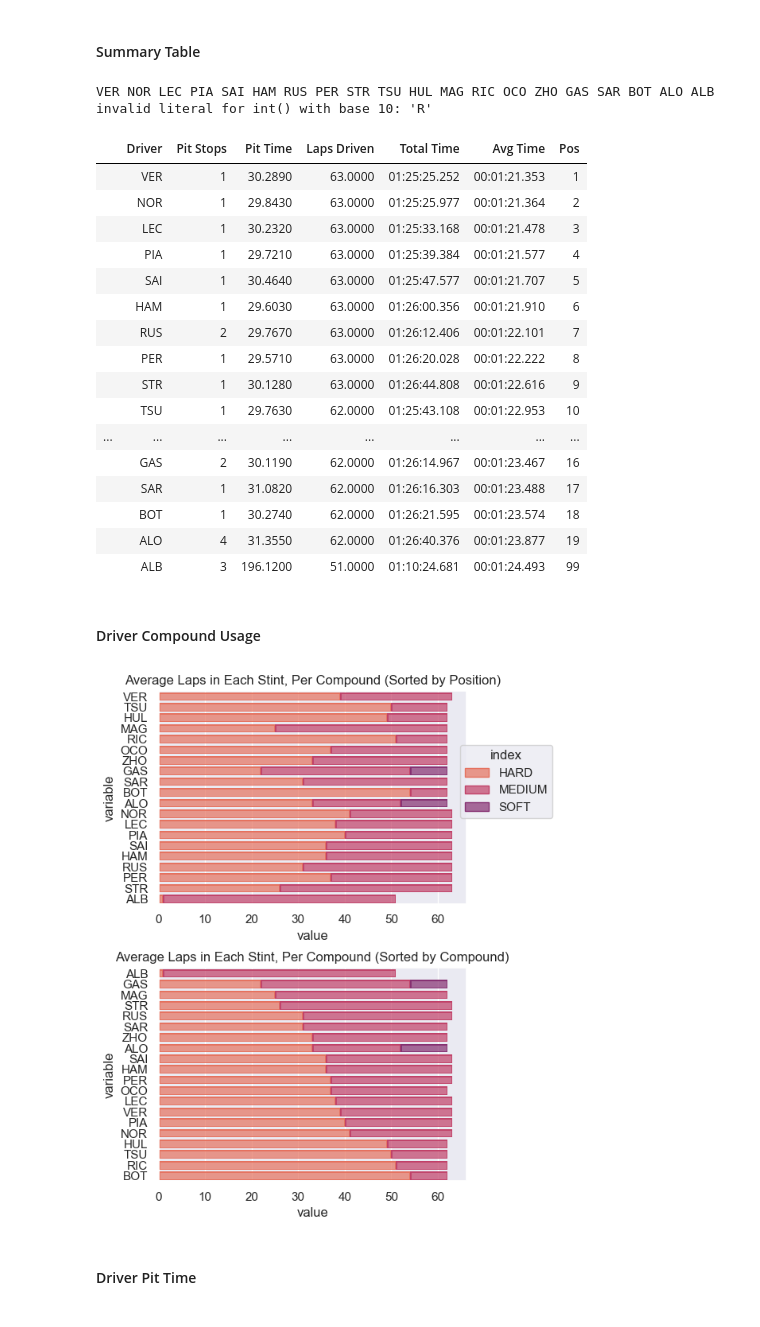
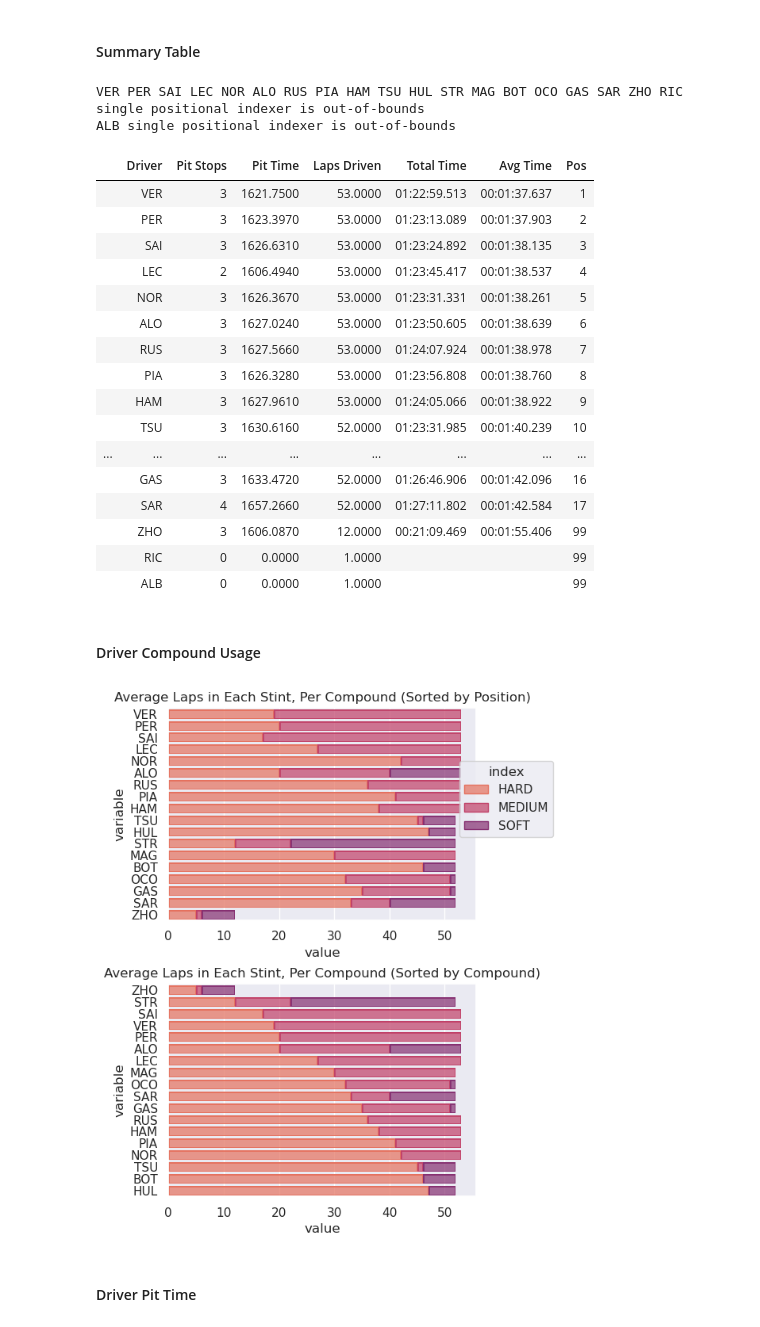
Before and after one commit to MyNameIsCalvinDavis/Data-Science, a Jupyter notebook: F1/F1.ipynb, the cells around one changed output. Drawn from its saved outputs; the diff is of its cells as text; code cells hidden in the pictures.

```diff
--- a/F1/F1.ipynb
+++ b/F1/F1.ipynb
@@ -324,9 +370,3 @@ pits.at[4180, "LapTime"] = "0" # Charles Le Clerc Chinese GP missing data
 # %%
-
-pits = pits[~pits["LapTime"].isna()]
-# pits = pits[pits["Stint"] > 1]
-pit_stops = pits[(pits["PitInTime"].notna()) | (pits["PitOutTime"].notna())][["EventName", "Driver", "PitOutTime", "ClassifiedPosition"]]
-pit_stops = pit_stops.dropna().drop(columns=["PitOutTime"]).groupby(["EventName", "Driver"]).count().reset_index().drop_duplicates()
-#pits[pits["Driver"] == "HAM"][(pits["PitInTime"].notna()) | (pits["PitOutTime"].notna())]
-pit_stops = pit_stops.rename(columns={"ClassifiedPosition":"PitStops"})
-pit_stops
+# #
+# pits[pits["EventName"] == "Saudi Arabian Grand Prix"][pits["Driver"] == "VER"]
@@ -747,7 +737,10 @@ for t in pt_agg["PitOutTime"]:
         continue
     s = t.split(" ")[2].split(".")
     hrmnsec = s[0]
-    ms = s[1]
+    try:
+        ms = s[1]
+    except:
+        ms = "0"
     hr = hrmnsec.split(":")[0]
     mn = hrmnsec.split(":")[1]
     sc = hrmnsec.split(":")[2]
@@ -755,4 +748,5 @@ for t in pt_agg["PitOutTime"]:
 pt_agg["PitOutTime"] = times
 
 pt_agg["PitTime"] = pt_agg["PitOutTime"].astype(float) - pt_agg["PitInTime"].astype(float)
+pt_agg["ClassifiedPosition"] = pt_agg["ClassifiedPosition"].replace("D", "99").replace("R", "99").astype(int)
 pit_times = pt_agg
@@ -1250,7 +1266,7 @@ array(['Bahrain Grand Prix', 'Saudi Arabian Grand Prix',
        'British Grand Prix', 'Hungarian Grand Prix', 'Belgian Grand Prix',
        'Dutch Grand Prix'], dtype=object)
 # %%
-race = "Emilia Romagna Grand Prix"
+race = "Japanese Grand Prix"
 # team_rep = ' -- '.join(laps_raw[laps_raw["EventName"] == race].sort_values("Team")["Team"].unique())
 # print(team_rep)
 # # Drivers: XYZ
@@ -1600,12 +1620,13 @@ for driver in laps["Driver"].unique():
     except Exception as e:
         print(e)
         position = 99
+        # break
     # if driver == "LEC": break
     try:
-        pt = pit_times_c["PitTime"].iloc[0]
+        pt = pit_times_c["PitTime"].sum()
         # if driver == "NOR": break
     except:
-        pt = 99
+        pt = 999
 
     d_driver = {
         "Driver": driver,
@@ -1621,24 +1642,25 @@ for driver in laps["Driver"].unique():
     drivers_summary = pd.concat([drivers_summary, df_driver.T], axis=0)
 drivers_summary.sort_values("Pos")
 # %% [output]
-VER NOR LEC PIA SAI HAM RUS PER STR TSU HUL MAG RIC OCO ZHO GAS SAR BOT ALO ALB invalid literal for int() with base 10: 'R'
+VER PER SAI LEC NOR ALO RUS PIA HAM TSU HUL STR MAG BOT OCO GAS SAR ZHO RIC single positional indexer is out-of-bounds
+ALB single positional indexer is out-of-bounds
 |  | Driver | Pit Stops | Pit Time | Laps Driven | Total Time | Avg Time | Pos |
-|  | VER | 1 | 30.2890 | 63.0000 | 01:25:25.252 | 00:01:21.353 | 1 |
-|  | NOR | 1 | 29.8430 | 63.0000 | 01:25:25.977 | 00:01:21.364 | 2 |
-|  | LEC | 1 | 30.2320 | 63.0000 | 01:25:33.168 | 00:01:21.478 | 3 |
-|  | PIA | 1 | 29.7210 | 63.0000 | 01:25:39.384 | 00:01:21.577 | 4 |
-|  | SAI | 1 | 30.4640 | 63.0000 | 01:25:47.577 | 00:01:21.707 | 5 |
-|  | HAM | 1 | 29.6030 | 63.0000 | 01:26:00.356 | 00:01:21.910 | 6 |
-|  | RUS | 2 | 29.7670 | 63.0000 | 01:26:12.406 | 00:01:22.101 | 7 |
-|  | PER | 1 | 29.5710 | 63.0000 | 01:26:20.028 | 00:01:22.222 | 8 |
-|  | STR | 1 | 30.1280 | 63.0000 | 01:26:44.808 | 00:01:22.616 | 9 |
-|  | TSU | 1 | 29.7630 | 62.0000 | 01:25:43.108 | 00:01:22.953 | 10 |
+|  | VER | 3 | 1621.7500 | 53.0000 | 01:22:59.513 | 00:01:37.637 | 1 |
+|  | PER | 3 | 1623.3970 | 53.0000 | 01:23:13.089 | 00:01:37.903 | 2 |
+|  | SAI | 3 | 1626.6310 | 53.0000 | 01:23:24.892 | 00:01:38.135 | 3 |
+|  | LEC | 2 | 1606.4940 | 53.0000 | 01:23:45.417 | 00:01:38.537 | 4 |
+|  | NOR | 3 | 1626.3670 | 53.0000 | 01:23:31.331 | 00:01:38.261 | 5 |
+|  | ALO | 3 | 1627.0240 | 53.0000 | 01:23:50.605 | 00:01:38.639 | 6 |
+|  | RUS | 3 | 1627.5660 | 53.0000 | 01:24:07.924 | 00:01:38.978 | 7 |
+|  | PIA | 3 | 1626.3280 | 53.0000 | 01:23:56.808 | 00:01:38.760 | 8 |
+|  | HAM | 3 | 1627.9610 | 53.0000 | 01:24:05.066 | 00:01:38.922 | 9 |
+|  | TSU | 3 | 1630.6160 | 52.0000 | 01:23:31.985 | 00:01:40.239 | 10 |
 | ... | ... | ... | ... | ... | ... | ... | ... |
-|  | GAS | 2 | 30.1190 | 62.0000 | 01:26:14.967 | 00:01:23.467 | 16 |
-|  | SAR | 1 | 31.0820 | 62.0000 | 01:26:16.303 | 00:01:23.488 | 17 |
-|  | BOT | 1 | 30.2740 | 62.0000 | 01:26:21.595 | 00:01:23.574 | 18 |
-|  | ALO | 4 | 31.3550 | 62.0000 | 01:26:40.376 | 00:01:23.877 | 19 |
-|  | ALB | 3 | 196.1200 | 51.0000 | 01:10:24.681 | 00:01:24.493 | 99 |
+|  | GAS | 3 | 1633.4720 | 52.0000 | 01:26:46.906 | 00:01:42.096 | 16 |
+|  | SAR | 4 | 1657.2660 | 52.0000 | 01:27:11.802 | 00:01:42.584 | 17 |
+|  | ZHO | 3 | 1606.0870 | 12.0000 | 00:21:09.469 | 00:01:55.406 | 99 |
+|  | RIC | 0 | 0.0000 | 1.0000 |  |  | 99 |
+|  | ALB | 0 | 0.0000 | 1.0000 |  |  | 99 |
 # %%
 # results_raw
 # %% [markdown]
@@ -1655,6 +1680,11 @@ gs = gridspec.GridSpec(2,1, hspace=0.3)
 ax1 = fig.add_subplot(gs[0,0])
 ax2 = fig.add_subplot(gs[1,0])
 
+# fig = plt.figure(figsize=(15,5))
+# gs = gridspec.GridSpec(1,2, wspace=0.3)
+# ax1 = fig.add_subplot(gs[0,0])
+# ax2 = fig.add_subplot(gs[0,1])
+
 for driver in laps["Driver"].unique():
     laps_c = laps[laps["Driver"] == driver]
 
@@ -1664,38 +1694,40 @@ for driver in laps["Driver"].unique():
 
 driver_compound = driver_compound.T.reset_index().melt(id_vars=["index"])
 
-p1 = so.Plot(y="variable", x="value", color="index", data=driver_compound.merge(results_raw[results_raw["EventName"] == race], left_on = ["variable"], right_on=["Abbreviation"])[["index", "variable", "value", "ClassifiedPosition"]].sort_values(["index", "value"])) \
+p1 = so.Plot(y="variable", x="value", color="index", data=driver_compound.merge(pit_times[pit_times["EventName"] == race], left_on = ["variable"], right_on=["Driver"])[["index", "variable", "value", "ClassifiedPosition"]].sort_values(["index", "value"]).drop_duplicates()) \
     .add(so.Bar(), so.Stack(), legend=True) \
     .label(title="Average Laps in Each Stint, Per Compound (Sorted by Compound)") \
     .on(ax2) \
     .scale(color="flare").plot()
 
-p2 = so.Plot(y="variable", x="value", color="index", data=driver_compound.merge(results_raw[results_raw["EventName"] == race], left_on = ["variable"], right_on=["Abbreviation"])[["index", "variable", "value", "ClassifiedPosition"]].sort_values(["index", "ClassifiedPosition"])) \
+p2 = so.Plot(y="variable", x="value", color="index", data=driver_compound.merge(pit_times[pit_times["EventName"] == race], left_on = ["variable"], right_on=["Driver"])[["index", "variable", "value", "ClassifiedPosition"]].sort_values(["ClassifiedPosition", "index"]).drop_duplicates()) \
     .add(so.Bar(), so.Stack(), legend=False) \
     .label(title="Average Laps in Each Stint, Per Compound (Sorted by Position)") \
     .on(ax1) \
     .scale(color="flare").plot()
 ######
 
 # team_compound = pd.DataFrame(columns=compounds)
 
 # for team in laps["Team"].unique():
 #     laps_c = laps[laps["Team"] == team]
 #     individual_compound_use = laps_c.groupby(["Team", "Compound"]).count()[["LapNumber"]].reset_index() \
 #             [["Compound", "LapNumber"]].set_index("Compound").rename(columns={"LapNumber":team}).T
 
 #     team_compound = pd.concat([team_compound, individual_compound_use], axis=0)
 
 # team_compound = team_compound.T.reset_index().melt(id_vars=["index"])
 # p2 = so.Plot(y="variable", x="value", color="index", data=team_compound.sort_values(["index", "value"])) \
 #     .add(so.Bars(), so.Stack()) \
 #     .label(title="Average Laps in Each Stint, Per Compound") \
 #     .on(ax1) \
 #     .layout(engine="tight") \
 #     .scale(color="flare").show()
+
 fig.legends[0].set_bbox_to_anchor((0.9,0.7))
+# fig.legends[0].set_bbox_to_anchor((0.36,0.7))
 # %% [output]
-[figure, old version]
+[figure, new version]
 # %%
 # team_compound.head().merge(results_raw[results_raw["EventName"] == race], left_on = ["variable"], right_on=["TeamName"])[["index", "variable", "value", "ClassifiedPosition"]]
 # %% [markdown]
```
Also changed, not shown: parts of 39 cells of this notebook.
